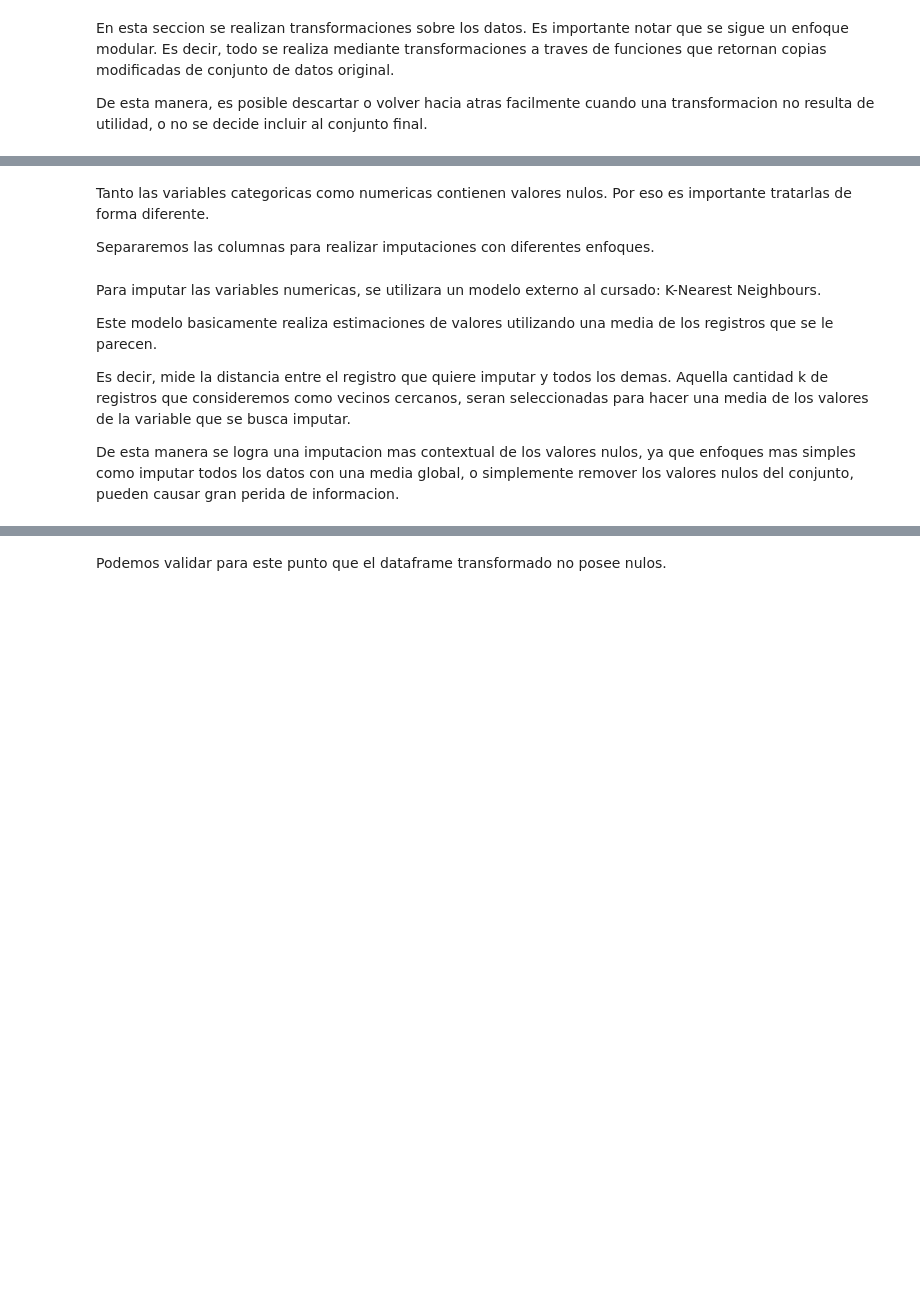
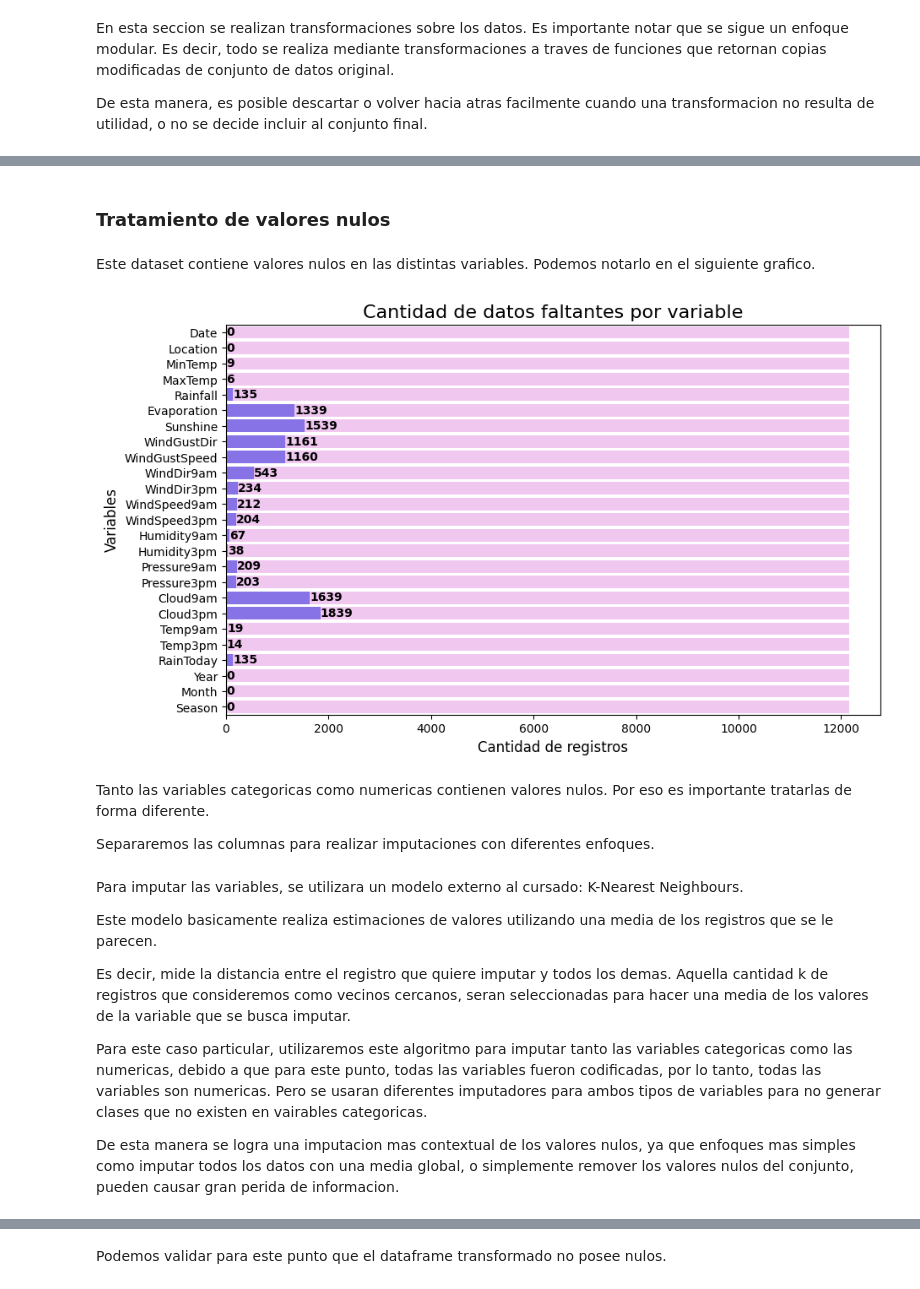
Before and after one commit to Shannon-21/Aprendizaje_Automatico_1, a Jupyter notebook: code/TPIntegrador_IA41.ipynb, the cells around one changed output, grey strips where cells are left out. Cells and saved outputs as stored; diff of their text form; code cells hidden in the pictures; blank space fills up the shorter version.

```diff
--- a/code/TPIntegrador_IA41.ipynb
+++ b/code/TPIntegrador_IA41.ipynb
@@ -317,0 +867,13 @@ graficar_datos_faltantes(df_seasons)
+# %%
+X_train_vientos = mapear_direcciones_viento(X_train) # se simplifican las dirreciones del viento
+X_test_vientos = mapear_direcciones_viento(X_test)
+
+X_train_locations = mapear_localidades(X_train) # se simplifican las localidades
+X_test_locations = mapear_localidades(X_test)
+
+X_train_coors = add_coord(X_train_locations) # se añiaden las coordenadas de las localidades
+X_test_coors = add_coord(X_test_locations)
+
+# notar que salteamos las coordenadas y ña simplificaion del viento debido al impacto negativo en el modelo base.
+X_train_encodes, encoder_cats = frequency_encode_categorical(X_train_locations) # se codifican las variables
+X_test_encodes = frequency_encode_categorical(X_test_locations, encoder_cats)
@@ -318,3 +902,32 @@ graficar_datos_faltantes(df_seasons)
+# %% [markdown]
+### Tratamiento de valores nulos
+# %% [markdown]
+Este dataset contiene valores nulos en las distintas variables. Podemos notarlo en el siguiente grafico.
+# %%
+def graficar_datos_faltantes(df):
+    df = df.copy()
+    total = df.shape[0]
+    nulos = df.isnull().sum() # obtiene todos los nulos
+
+    df_grafico = pd.DataFrame({'total': total, 'nulos': nulos}) # genera un dataframe de forma temporal
+
+    plt.figure(figsize=(10, 6))
+    sns.barplot(y=df_grafico.index, x=df_grafico['total'], color='violet', alpha=0.5) # bar que muestra todos los registros
+    bar_nulos = sns.barplot(y=df_grafico.index, x=df_grafico['nulos'], color='blue', alpha=0.5) # bar que muestra solo los nulos
+
+    plt.xlabel('Cantidad de registros', fontsize=12)
+    plt.ylabel('Variables', fontsize=12)
+    plt.title('Cantidad de datos faltantes por variable', fontsize=16)
+
+    # Agrega la cantidad de valores nulos a cada barra
+    for i, v in enumerate(df_grafico['nulos']):
+        bar_nulos.text(v + 0.2, i + .2, str(v), color='black', fontweight='bold')
+
+    plt.show()
+
+graficar_datos_faltantes(X_train_encodes)
+# %% [output]
+[figure, added]
 # %% [markdown]
 Tanto las variables categoricas como numericas contienen valores nulos. Por eso es importante tratarlas de forma diferente.
 
@@ -325,8 +938,10 @@ df_categorical = df_seasons[['WindGustDir','WindDir9am','WindDir3pm', 'RainToday
 # %% [markdown]
-Para imputar las variables numericas, se utilizara un modelo externo al cursado: K-Nearest Neighbours.
+Para imputar las variables, se utilizara un modelo externo al cursado: K-Nearest Neighbours.
 
 Este modelo basicamente realiza estimaciones de valores utilizando una media de los registros que se le parecen.
 
 Es decir, mide la distancia entre el registro que quiere imputar y todos los demas. Aquella cantidad k de registros que consideremos como vecinos cercanos, seran seleccionadas para hacer una media de los valores de la variable que se busca imputar.
 
+Para este caso particular, utilizaremos este algoritmo para imputar tanto las variables categoricas como las numericas, debido a que para este punto, todas las variables fueron codificadas, por lo tanto, todas las variables son numericas. Pero se usaran diferentes imputadores para ambos tipos de variables para no generar clases que no existen en vairables categoricas.
+
 De esta manera se logra una imputacion mas contextual de los valores nulos, ya que enfoques mas simples como imputar todos los datos con una media global, o simplemente remover los valores nulos del conjunto, pueden causar gran perida de informacion.
```
Also changed, not shown: parts of 366 cells of this notebook.
